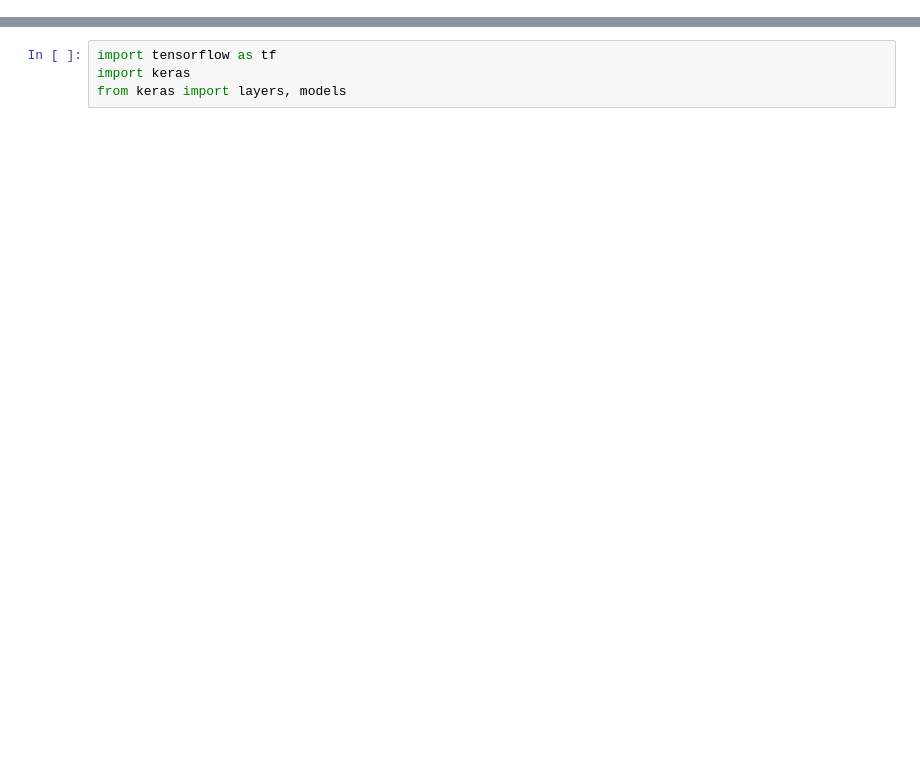
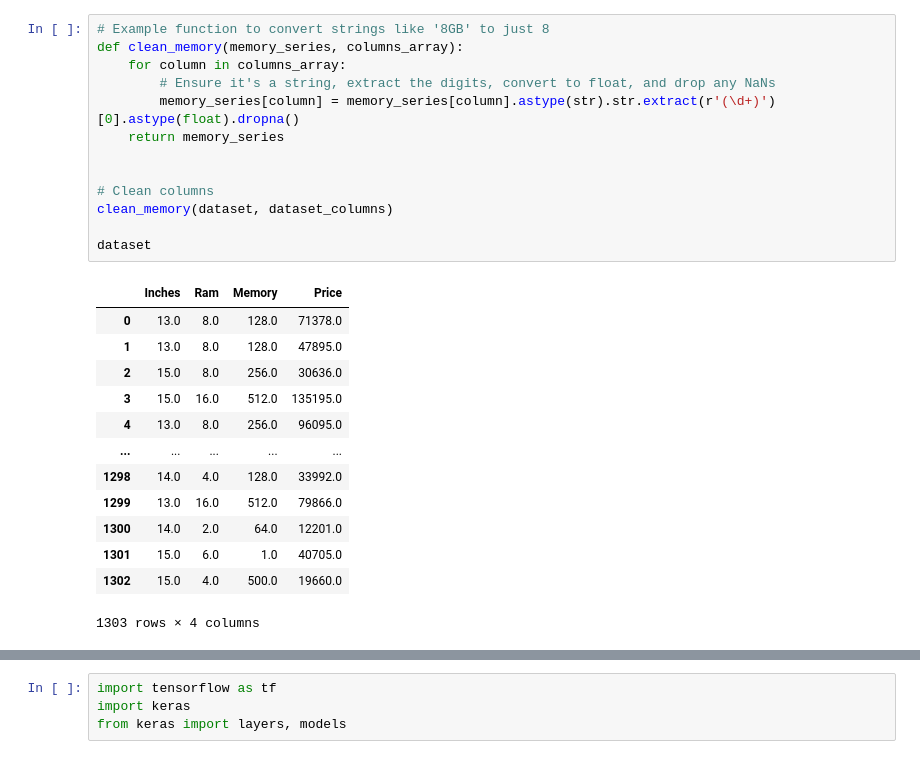
Before and after one commit to t1ww/AI-for-SE, a Jupyter notebook: SE411_652115013_lab10_inclass/task/model_neural_2.ipynb, the cells around one changed output, grey strips where cells are left out. Cells and saved outputs as stored; diff of their text form; blank space fills up the shorter version.

```diff
--- a/SE411_652115013_lab10_inclass/task/model_neural_2.ipynb
+++ b/SE411_652115013_lab10_inclass/task/model_neural_2.ipynb
@@ -32 +34,28 @@ There are 1303 instances.
+# %%
+# Example function to convert strings like '8GB' to just 8
+def clean_memory(memory_series, columns_array):
+    for column in columns_array:
+        # Ensure it's a string, extract the digits, convert to float, and drop any NaNs
+        memory_series[column] = memory_series[column].astype(str).str.extract(r'(\d+)')[0].astype(float).dropna()
+    return memory_series
+
+
+# Clean columns
+clean_memory(dataset, dataset_columns)
+
+dataset
+# %% [output]
+|  | Inches | Ram | Memory | Price |
+| 0 | 13.0 | 8.0 | 128.0 | 71378.0 |
+| 1 | 13.0 | 8.0 | 128.0 | 47895.0 |
+| 2 | 15.0 | 8.0 | 256.0 | 30636.0 |
+| 3 | 15.0 | 16.0 | 512.0 | 135195.0 |
+| 4 | 13.0 | 8.0 | 256.0 | 96095.0 |
+| ... | ... | ... | ... | ... |
+| 1298 | 14.0 | 4.0 | 128.0 | 33992.0 |
+| 1299 | 13.0 | 16.0 | 512.0 | 79866.0 |
+| 1300 | 14.0 | 2.0 | 64.0 | 12201.0 |
+| 1301 | 15.0 | 6.0 | 1.0 | 40705.0 |
+| 1302 | 15.0 | 4.0 | 500.0 | 19660.0 |
+1303 rows × 4 columns
 # %%
```
Also changed, not shown: parts of 8 cells of this notebook.
